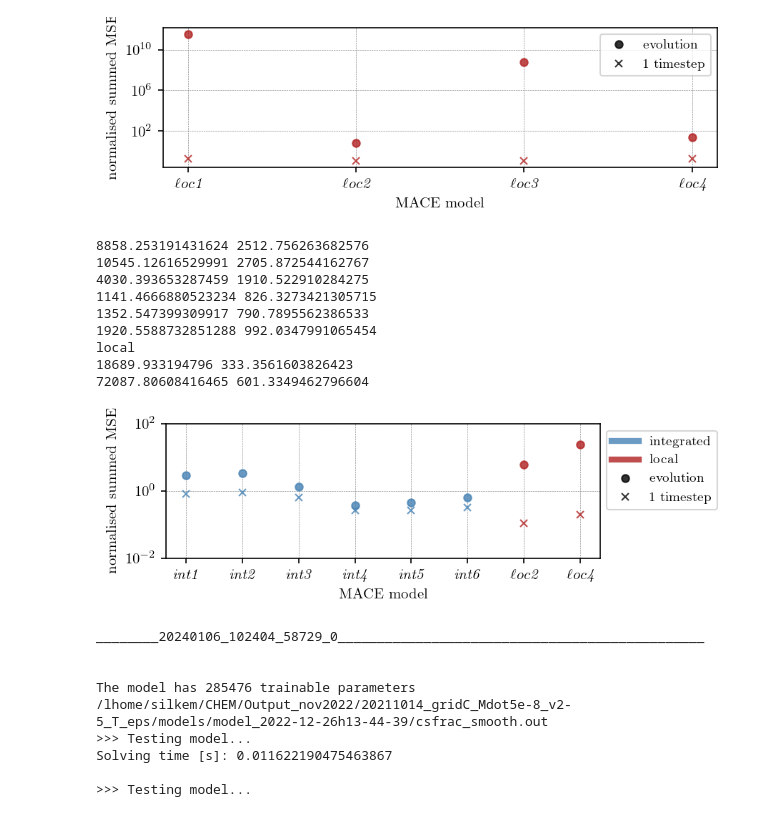
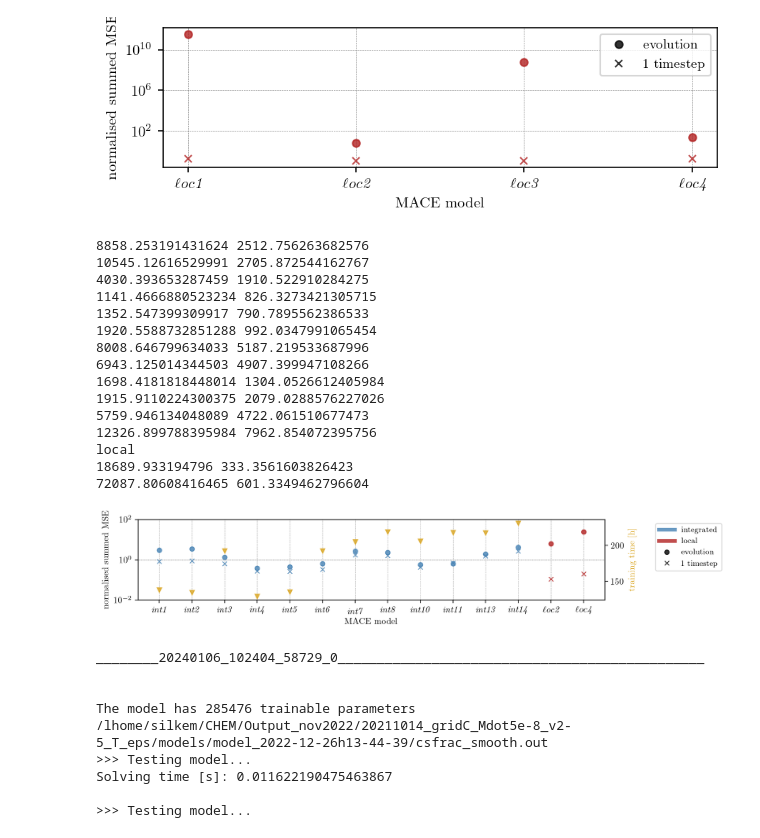
Before and after one commit to silkemaes/MACE, a Jupyter notebook: train2.0_dev.ipynb, the cells around one changed output. Saved outputs shown, nothing was run; the diff lists cells and outputs as text; code cells hidden in the pictures.

Commit message:
Running new grid

```diff
--- a/train2.0_dev.ipynb
+++ b/train2.0_dev.ipynb
@@ -293,7 +293,7 @@ losstype = 'mse_idn'
 z_dim = 8
 dt_fract = 0.2
 batch_size = 1
-nb_samples = 10000
+nb_samples = 2
 n_dim = 468
 nb_hidden = 1
 ae_type = 'simple'
@@ -379,7 +379,7 @@ print(train.path)
 dirname = '2023-12-13 18:19:22.522359'  ## lr = 1.e-4       GOOD MODEL
 
 meta, model = utils.load_all_noevol(outloc, dirname, sepr = True, epoch = 7)   # type: ignore
-tstep_evol = 1
+tstep_evol = 25
 
 for i, (n,p,dt) in enumerate(data_loader):
     # print(n.shape, p.shape, dt.shape)
@@ -520,12 +520,15 @@ outloc  = '/STER/silkem/MACE/models/CSE_0D/'
 
 
 ## grid
-dirname = '20240122_104049_64042_6'
+# dirname = '20240122_104049_64042_6'
 # epoch = 15
-# dirname = '20240122_104133_64048_8'
+# dirname = '20240122_104133_64048_12'
 # epoch = 8
+# dirname = '20240122_104150_64054_14'
+# dirname = '20240123_110846_64231_19'
+dirname = '20240123_110843_64231_22'
 
-meta, model_testing, trainloss_, testloss_ = utils.load_all(outloc, dirname,epoch = '') # type: ignore
+meta, model_testing, trainloss_, testloss_ = utils.load_all(outloc, dirname,epoch = '13') # type: ignore
 
 
 print('\nMETA DATA')
@@ -545,6 +548,12 @@ testpaths = ['/lhome/silkem/CHEM/Output_nov2022/20211014_gridC_Mdot2e-8_v2-5_T_e
              '/lhome/silkem/CHEM/Output_nov2022/20211015_gridC_Mdot1e-6_v17-5_T_eps/models/model_2022-12-24h17-06-51/csfrac_smooth.out',
              '/lhome/silkem/CHEM/Output_nov2022/20210527_gridC_Mdot5e-5_v22-5_T_eps/models/model_2022-12-27h11-01-25/csfrac_smooth.out']
 
+# testpaths = ['/lhome/silkem/CHEM/Output_nov2022/20210518_gridC_Mdot1e-8_v2-5_T_eps/models/model_2022-12-24h21-58-23/csfrac_smooth.out']
+
+# testpaths = ['/lhome/silkem/CHEM/Output_nov2022/20210525_gridC_Mdot1e-8_v25_T_eps/models/model_2022-12-27h02-04-49/csfrac_smooth.out']
+
+# testpaths = ['/lhome/silkem/CHEM/Output_nov2022/20211014_gridC_Mdot1e-7_v5_T_eps/models/model_2022-12-23h17-12-12/csfrac_smooth.out']
+
 fig = pl.plot_loss(trainloss_, testloss_, log = True, ylim = False, limits = [1e-4,1e1])#, notest = False)
 plt.savefig(plots_path+'loss.png')
 # %% [output]
@@ -801,29 +804,63 @@ plt.show()
 # %%
 ## INTEGRATED MODELS MODELS SUMMED MSE
 
-idx = ['1','2','3', '4', '5','6']
+idx1 = ['1','2','3', '4', '5','6']
+idx2 = ['7','8','10','11']
+idx3 = ['13', '14']
+idx = []
 outloc  = '/STER/silkem/MACE/models/CSE_0D/'
 
 x = np.linspace(1,22,22)
 
-fig = plt.figure(figsize = (6,2))
+fig = plt.figure(figsize = (10,2))
 ax1 = fig.add_subplot((111))
+ax2 = ax1.twinx()
+
 lw = 0.5
 handles = list()
 losses_evol = list()
 losses_step = list()
 dirs = list()
+train_times = list()    # in hours
 
 # ax1.set_title('Runs:64042')
 
-for i in range(len(idx)):
-    dirname = '20240122_104049_64042_'+idx[i]
+for i in range(len(idx1)):
+    dirname = '20240122_104049_64042_'+idx1[i]
     dirs.append(dirname)
+    idx.append(idx1[i])
     testloss_evol = np.load(outloc+dirname+'/testloss_evol_3002.npy')
     testloss_step = np.load(outloc+dirname+'/testloss_step_3002.npy')
     print(testloss_evol, testloss_step)
     losses_evol.append(float(testloss_evol))
     losses_step.append(float(testloss_step))
+    meta = utils.load_meta(outloc, dirname)
+    train_times.append(meta['train_time_h'])
+
+
+for i in range(len(idx2)):
+    dirname = '20240122_104133_64048_'+idx2[i]
+    dirs.append(dirname)
+    idx.append(idx2[i])
+    testloss_evol = np.load(outloc+dirname+'/testloss_evol_3002.npy')
+    testloss_step = np.load(outloc+dirname+'/testloss_step_3002.npy')
+    print(testloss_evol, testloss_step)
+    losses_evol.append(float(testloss_evol))
+    losses_step.append(float(testloss_step))
+    meta = utils.load_meta(outloc, dirname)
+    train_times.append(meta['train_time_h'])
+
+for i in range(len(idx3)):
+    dirname = '20240122_104150_64054_'+idx3[i]
+    dirs.append(dirname)
+    idx.append(idx3[i])
+    testloss_evol = np.load(outloc+dirname+'/testloss_evol_3002.npy')
+    testloss_step = np.load(outloc+dirname+'/testloss_step_3002.npy')
+    print(testloss_evol, testloss_step)
+    losses_evol.append(float(testloss_evol))
+    losses_step.append(float(testloss_step))
+    meta = utils.load_meta(outloc, dirname)
+    train_times.append(meta['train_time_h'])
 
 
 ## comparison with local models
@@ -860,6 +897,7 @@ ax1.plot(losses_evol, '.',label='evolution', c='steelblue', ms=ms, alpha =a)
 ax1.plot(losses_step, 'x',label='per time step', c='steelblue', ms =ms-5, alpha =a)
 ax1.plot([len_int, len_int+1], losses_evol_local, '.',label='evolution local', c='firebrick', ms=ms, alpha =a)
 ax1.plot([len_int, len_int+1], losses_step_local, 'x',label='per time step local', c='firebrick', ms =ms-5, alpha =a)
+ax2.plot(train_times, 'v', color = 'goldenrod',label = 'training time', ms = ms-5, alpha = a)
 
 ax1.set_ylabel('normalised summed MSE')
 
@@ -873,36 +911,43 @@ xticks.append('$\\ell oc$\\emph{2}')
 xticks.append('$\\ell oc$\\emph{4}')
 ax1.set_xticklabels(xticks)
 ax1.set_xlabel('MACE model')
+ax2.set_ylabel('training time [h]', color = 'goldenrod')
 
 ax1.grid(True, linestyle='--', linewidth=0.3, color='gray')
 
 ax1.set_ylim(10**-2,10**2)
 ax1.set_yscale('log')
 
 lw = 4
 l_intgr = mlines.Line2D([],[], color = 'steelblue', ls = '-' , label='integrated',lw = lw, alpha = a)
 l_local = mlines.Line2D([],[], color = 'firebrick', ls = '-' , label='local',lw =lw, alpha = a)
 l_evol = mlines.Line2D([],[], color = 'k', ls = 'none' , marker = '.', label='evolution',ms =ms, alpha = a)
 l_step = mlines.Line2D([],[], color = 'k', ls = 'none' , marker = 'x', label='1 timestep',ms =ms-5, alpha = a)
 
 handles = [l_intgr, l_local, l_evol, l_step]
-plt.legend(handles = handles, fontsize = 9, loc='upper left', bbox_to_anchor=(1, 1))
+plt.legend(handles = handles, fontsize = 9, loc='upper left', bbox_to_anchor=(1.1, 1))
 
 plt.tight_layout()
 plt.savefig('summed_MSE_comparison.png', dpi = 300)
 
 plt.show()
 # %% [output]
 8858.253191431624 2512.756263682576
 10545.12616529991 2705.872544162767
 4030.393653287459 1910.522910284275
 1141.4666880523234 826.3273421305715
 1352.547399309917 790.7895562386533
 1920.5588732851288 992.0347991065454
+8008.646799634033 5187.219533687996
+6943.125014344503 4907.399947108266
+1698.4181818448014 1304.0526612405984
+1915.9110224300375 2079.0288576227026
+5759.946134048089 4722.061510677473
+12326.899788395984 7962.854072395756
 local
 18689.933194796 333.3561603826423
 72087.80608416465 601.3349462796604
-[figure, old version]
+[figure, new version]
 # %%
 idx = ['0', '1', '2','3', '4', '5', '6']
 # idx = ['4', '5', '6']
```
Also changed, not shown: parts of 8 cells of this notebook, 34 other files.
